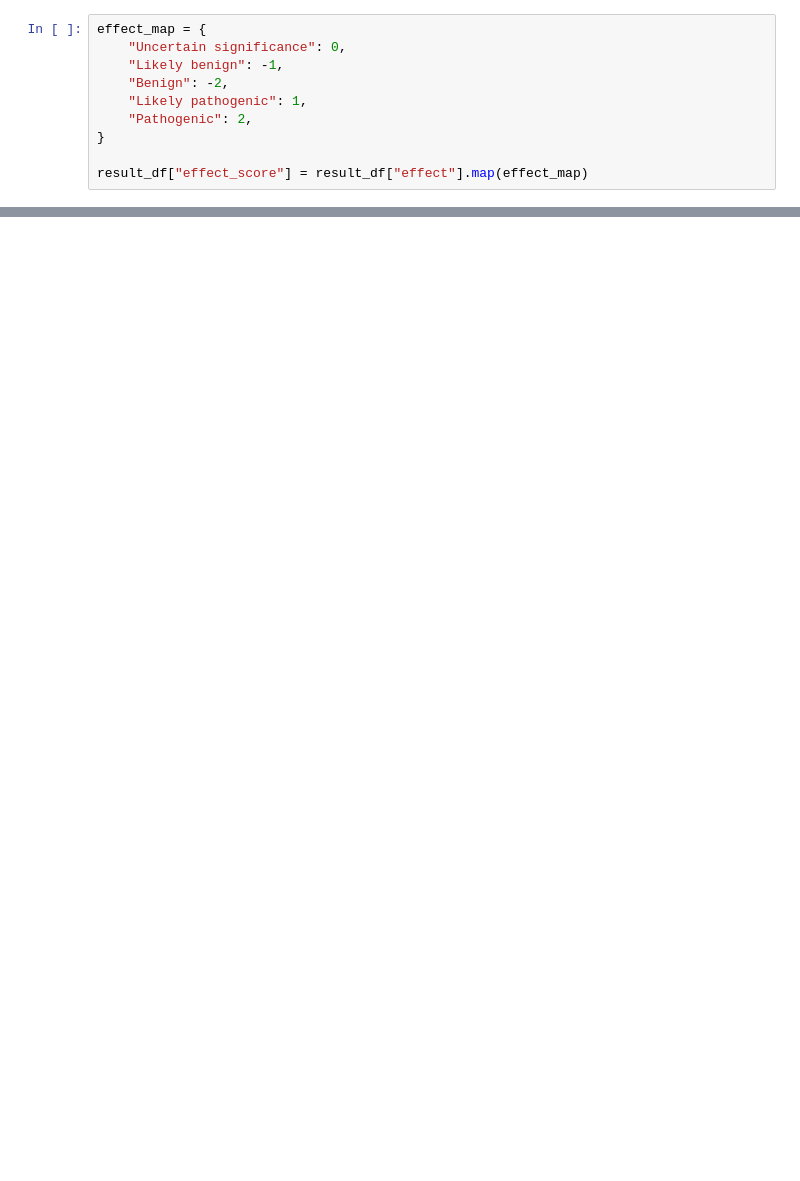
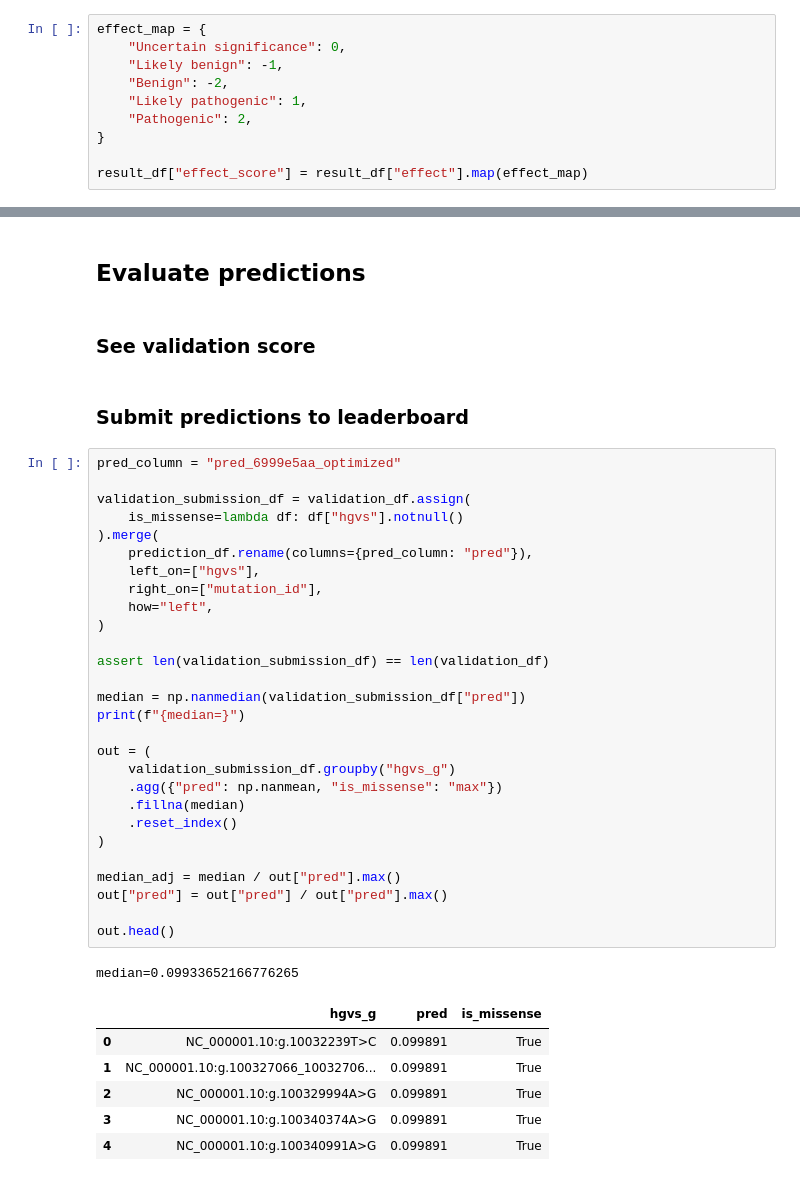
Before and after one commit to elaspic/cagi6-submission, a Jupyter notebook: notebooks/40_cagi6_sherloc_submission.ipynb, the cells around one changed output, grey strips where cells are left out. Drawn from its saved outputs; the diff is of its cells as text; blank space fills up the shorter version.

```diff
--- a/notebooks/40_cagi6_sherloc_submission.ipynb
+++ b/notebooks/40_cagi6_sherloc_submission.ipynb
@@ -896,0 +418,42 @@ df.columns
+# %% [markdown]
+## Evaluate predictions
+# %% [markdown]
+### See validation score
+# %% [markdown]
+### Submit predictions to leaderboard
+# %%
+pred_column = "pred_6999e5aa_optimized"
+
+validation_submission_df = validation_df.assign(
+    is_missense=lambda df: df["hgvs"].notnull()
+).merge(
+    prediction_df.rename(columns={pred_column: "pred"}),
+    left_on=["hgvs"],
+    right_on=["mutation_id"],
+    how="left",
+)
+
+assert len(validation_submission_df) == len(validation_df)
+
+median = np.nanmedian(validation_submission_df["pred"])
+print(f"{median=}")
+
+out = (
+    validation_submission_df.groupby("hgvs_g")
+    .agg({"pred": np.nanmean, "is_missense": "max"})
+    .fillna(median)
+    .reset_index()
+)
+
+median_adj = median / out["pred"].max()
+out["pred"] = out["pred"] / out["pred"].max()
+
+out.head()
+# %% [output]
+median=0.09933652166776265
+|  | hgvs_g | pred | is_missense |
+| 0 | NC_000001.10:g.10032239T>C | 0.099891 | True |
+| 1 | NC_000001.10:g.100327066_10032706... | 0.099891 | True |
+| 2 | NC_000001.10:g.100329994A>G | 0.099891 | True |
+| 3 | NC_000001.10:g.100340374A>G | 0.099891 | True |
+| 4 | NC_000001.10:g.100340991A>G | 0.099891 | True |
```
Also changed, not shown: parts of 130 cells of this notebook.
